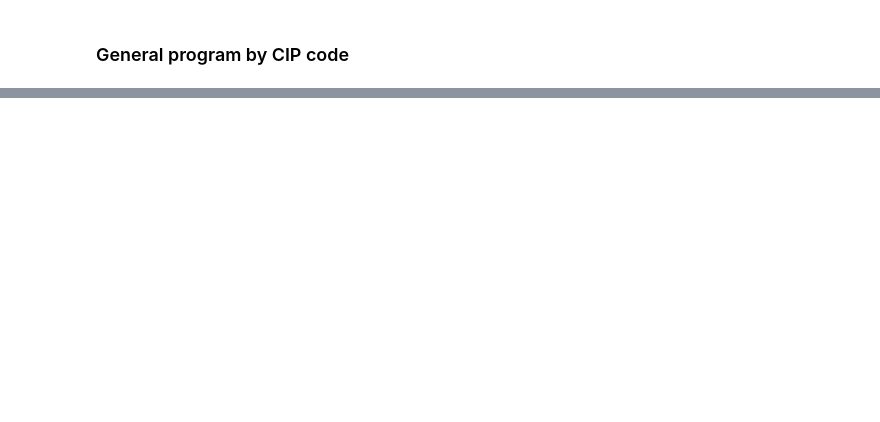
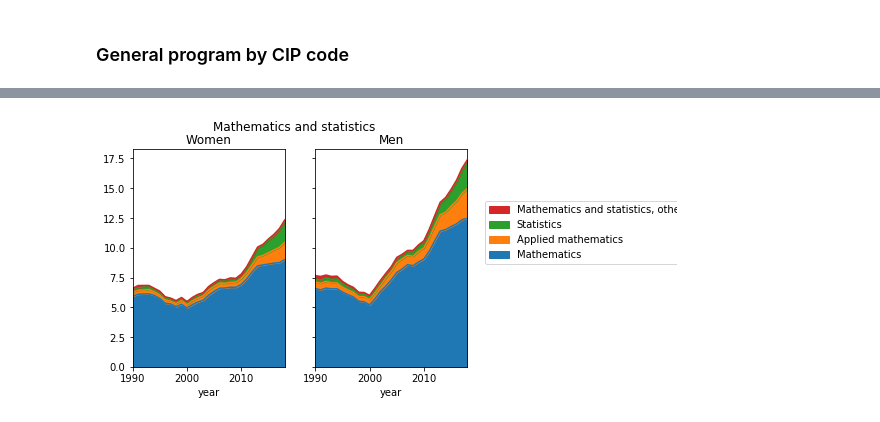
Before and after one commit to tara-sullivan/hcs, a Jupyter notebook: code/ipeds/ipeds_trends.ipynb, the cells around one changed output, grey strips where cells are left out. Cells and saved outputs as stored; diff of their text form; code cells hidden in the pictures; blank space fills up the shorter version.

```diff
--- a/code/ipeds/ipeds_trends.ipynb
+++ b/code/ipeds/ipeds_trends.ipynb
@@ -381,17 +264,0 @@ cip52 = cip52.groupby(['year', 'cip4']).aggregate('sum').unstack()
-# %%
-fig, ax = plt.subplots(1,2,sharey=True)
-
-fig.set_size_inches(3*fig_width,3*fig_height)
-
-cip52['ctotalw'].plot.area(ax=ax[0],legend=None)
-cip52['ctotalm'].plot.area(ax=ax[1],legend=None)
-
-ax[0].set_title('Women')
-ax[1].set_title('Men')
-
-ax[0].set_ylim((0.0, 230084.4))
-
-#ax[0].legend(None)
-handles, labels = ax[0].get_legend_handles_labels()
-txt_labels = list(map(cip4df.loc['52'].to_dict()['ciptitle2010'].get, labels))
-fig.legend(handles[::-1], txt_labels[::-1], loc='center right',bbox_to_anchor=(1.45, .5))
@@ -477,0 +344,4 @@ fig.legend(handles[::-1], txt_labels[::-1], loc='center right',bbox_to_anchor=(1
+# %%
+cipgraph('27')
+# %% [output]
+[figure, added]
```
Also changed, not shown: parts of 31 cells of this notebook.
